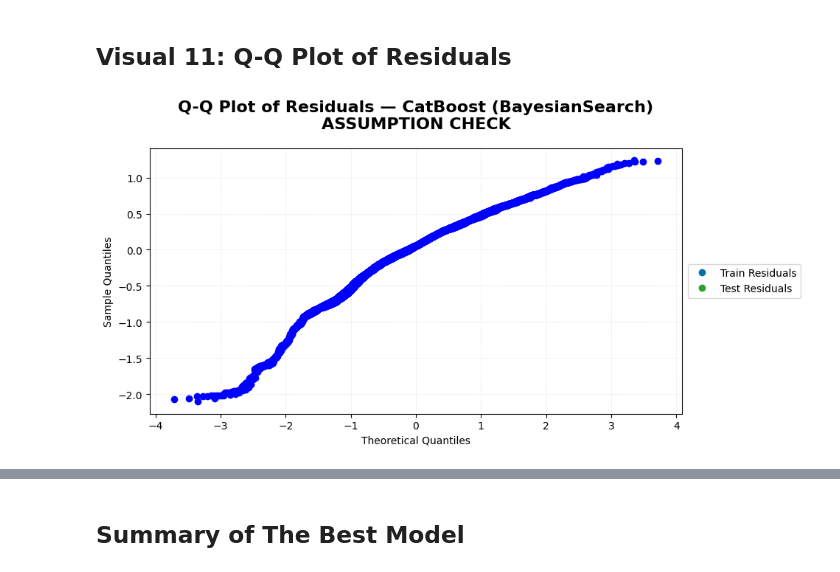
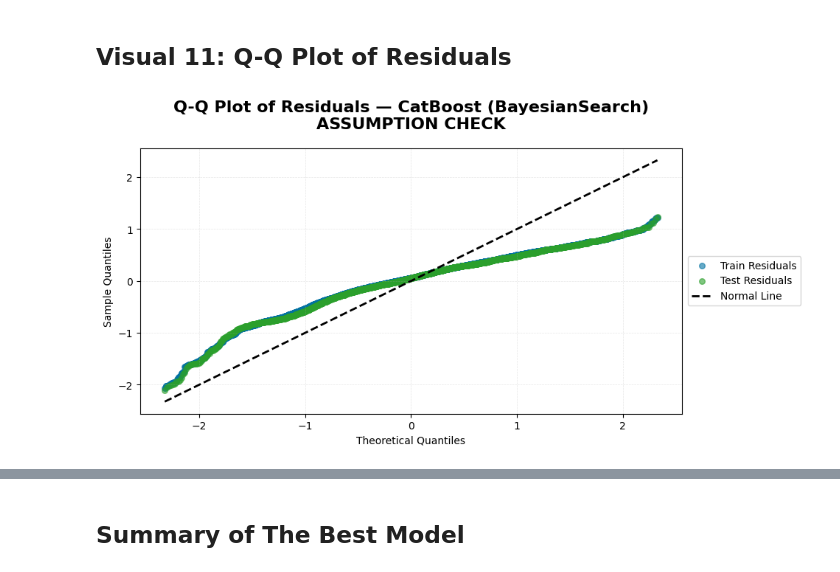
Before and after one commit to tshihab07/Super-Market-Sales-Forecasting, a Jupyter notebook: notebookes/model_SelectionAndAnalysis.ipynb, the cells around one changed output, grey strips where cells are left out. Saved outputs shown, nothing was run; the diff lists cells and outputs as text; code cells hidden in the pictures.

Commit message:
feat: update Q-Q plot implementation to shows deviation from true normality

```diff
--- a/notebookes/model_SelectionAndAnalysis.ipynb
+++ b/notebookes/model_SelectionAndAnalysis.ipynb
@@ -615,29 +615,44 @@ plt.show()
 # %% [markdown]
 ## Visual 11: Q-Q Plot of Residuals
 # %%
+# get quantiles from probplot
+_, (train_slope, train_intercept, train_r) = stats.probplot(residuals_train, dist="norm", fit=True)
+_, (test_slope, test_intercept, test_r) = stats.probplot(residuals_test, dist="norm", fit=True)
+
+# compute theoretical quantiles
+n_train = len(residuals_train)
+n_test = len(residuals_test)
+train_theor = stats.norm.ppf(np.linspace(0.01, 0.99, n_train))
+test_theor = stats.norm.ppf(np.linspace(0.01, 0.99, n_test))
+
+# plot manually
 plt.figure(figsize=(10, 5))
 
 # train residuals
-stats.probplot(residuals_train, dist="norm", plot=plt, fit=False, rvalue=True)
-plt.plot([], [], 'o', color='#0272A2', label='Train Residuals')                     # dummy for legend
+plt.scatter(train_theor, np.sort(residuals_train), alpha=0.6, color='#0272A2', s=30, label='Train Residuals')
 
 # test residuals
-stats.probplot(residuals_test, dist="norm", plot=plt, fit=False, rvalue=True)
-plt.plot([], [], 'o', color='#2ca02c', label='Test Residuals')                      # dummy for legend
+plt.scatter(test_theor, np.sort(residuals_test), alpha=0.6, color='#2ca02c', s=30, label='Test Residuals')
 
-# customize plot
+# identity line (y=x) for normal distribution
+min_val = min(train_theor.min(), test_theor.min())
+max_val = max(train_theor.max(), test_theor.max())
+identity_line = np.linspace(min_val, max_val, 100)
+plt.plot(identity_line, identity_line, 'k--', lw=2, label='Normal Line')
+
+# labels
 plt.title(f"Q-Q Plot of Residuals — {best_model_name}\nASSUMPTION CHECK", fontsize=16, fontweight='bold', y=1.05)
 plt.xlabel("Theoretical Quantiles")
 plt.ylabel("Sample Quantiles")
 
-# move legend outside
+# legend outside
 plt.legend(loc='center left', bbox_to_anchor=(1.001, 0.5), fontsize=10, title_fontsize=11, frameon=True)
 
-# grid & styling
+# grid & layout
 plt.grid(True, alpha=0.3, linestyle='--', linewidth=0.5)
 plt.tight_layout()
 plt.subplots_adjust(right=0.8)
 
 plt.show()
 # %% [output]
-[figure, old version]
+[figure, new version]
```
Also changed, not shown: parts of 2 cells of this notebook.
